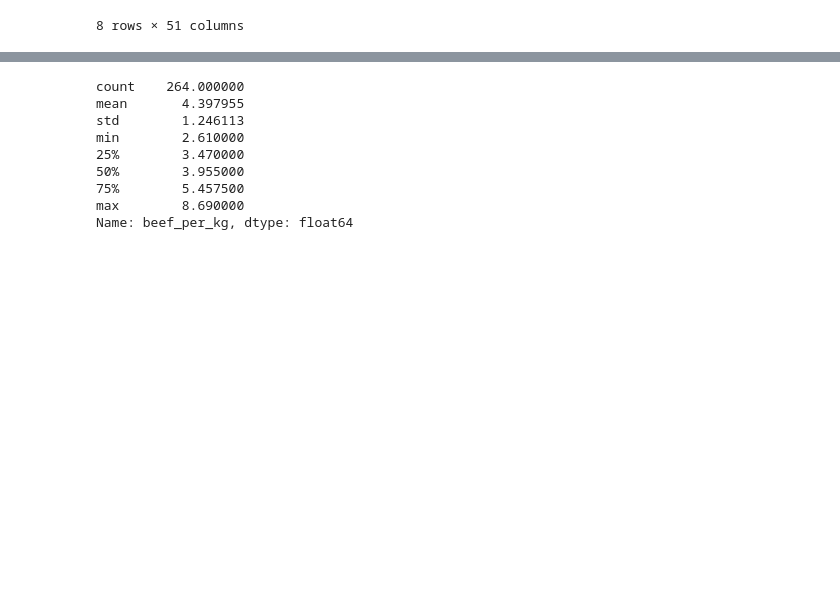
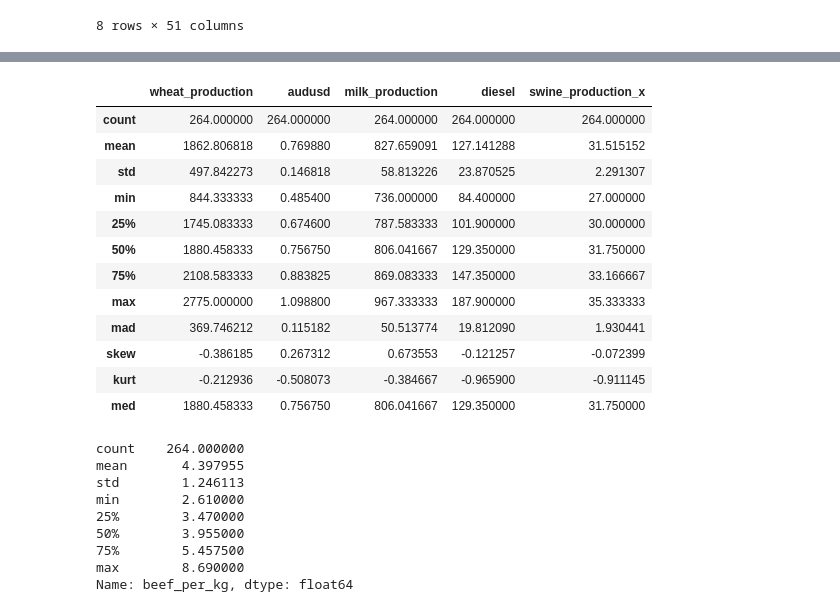
Before and after one commit to trentsteel777/CA2, a Jupyter notebook: Statistics.ipynb, the cells around one changed output, grey strips where cells are left out. Saved outputs shown, nothing was run; the diff lists cells and outputs as text; code cells hidden in the pictures; blank space fills up the shorter version.

```diff
--- a/Statistics.ipynb
+++ b/Statistics.ipynb
@@ -66,3 +91,19 @@ australian.describe()
+# %%
+describe(australian[['wheat_production', 'audusd', 'milk_production', 'diesel', 'swine_production_x']])
+# %% [output]
+|  | wheat_production | audusd | milk_production | diesel | swine_production_x |
+| count | 264.000000 | 264.000000 | 264.000000 | 264.000000 | 264.000000 |
+| mean | 1862.806818 | 0.769880 | 827.659091 | 127.141288 | 31.515152 |
+| std | 497.842273 | 0.146818 | 58.813226 | 23.870525 | 2.291307 |
+| min | 844.333333 | 0.485400 | 736.000000 | 84.400000 | 27.000000 |
+| 25% | 1745.083333 | 0.674600 | 787.583333 | 101.900000 | 30.000000 |
+| 50% | 1880.458333 | 0.756750 | 806.041667 | 129.350000 | 31.750000 |
+| 75% | 2108.583333 | 0.883825 | 869.083333 | 147.350000 | 33.166667 |
+| max | 2775.000000 | 1.098800 | 967.333333 | 187.900000 | 35.333333 |
+| mad | 369.746212 | 0.115182 | 50.513774 | 19.812090 | 1.930441 |
+| skew | -0.386185 | 0.267312 | 0.673553 | -0.121257 | -0.072399 |
+| kurt | -0.212936 | -0.508073 | -0.384667 | -0.965900 | -0.911145 |
+| med | 1880.458333 | 0.756750 | 806.041667 | 129.350000 | 31.750000 |
 # %%
 target_australian = australian['beef_per_kg']
 # %%
```
Also changed, not shown: parts of 3 cells of this notebook, 4 other files.
